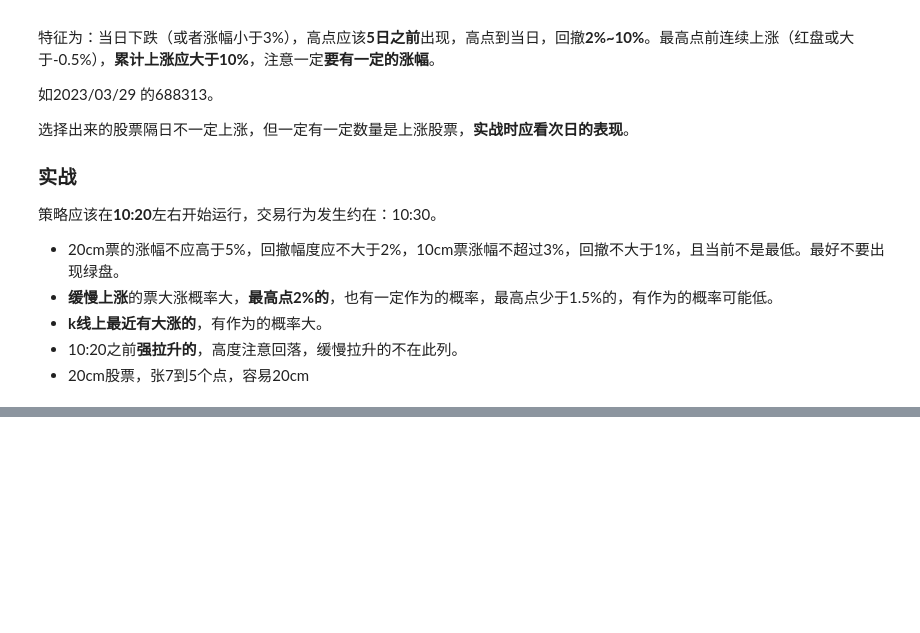
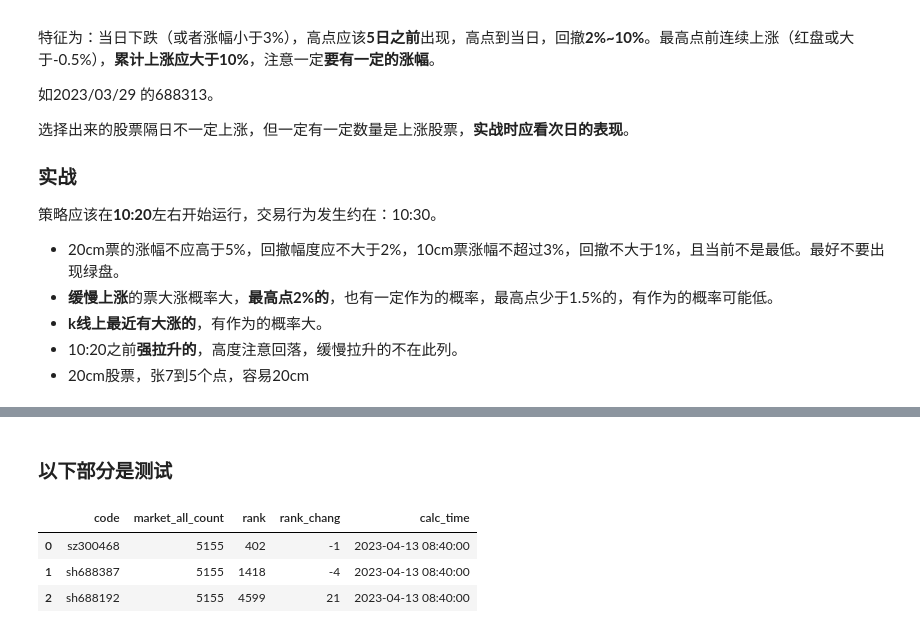
Before and after one commit to buf1024/winq, a Jupyter notebook: notebook/A股实战-超跌反弹.ipynb, the cells around one changed output, grey strips where cells are left out. Cells and saved outputs as stored; diff of their text form; code cells hidden in the pictures; blank space fills up the shorter version.

```diff
--- a/notebook/A股实战-超跌反弹.ipynb
+++ b/notebook/A股实战-超跌反弹.ipynb
@@ -87,0 +194,9 @@ hit data size: 134
+# %% [markdown]
+### 以下部分是测试
+# %%
+await fetch.fetch_stock_hot_rank(code=['sz300468', 'sh688387', 'sh688192'])
+# %% [output]
+|  | code | market_all_count | rank | rank_chang | calc_time |
+| 0 | sz300468 | 5155 | 402 | -1 | 2023-04-13 08:40:00 |
+| 1 | sh688387 | 5155 | 1418 | -4 | 2023-04-13 08:40:00 |
+| 2 | sh688192 | 5155 | 4599 | 21 | 2023-04-13 08:40:00 |
```
Also changed, not shown: parts of 11 cells of this notebook, 2 other files.
